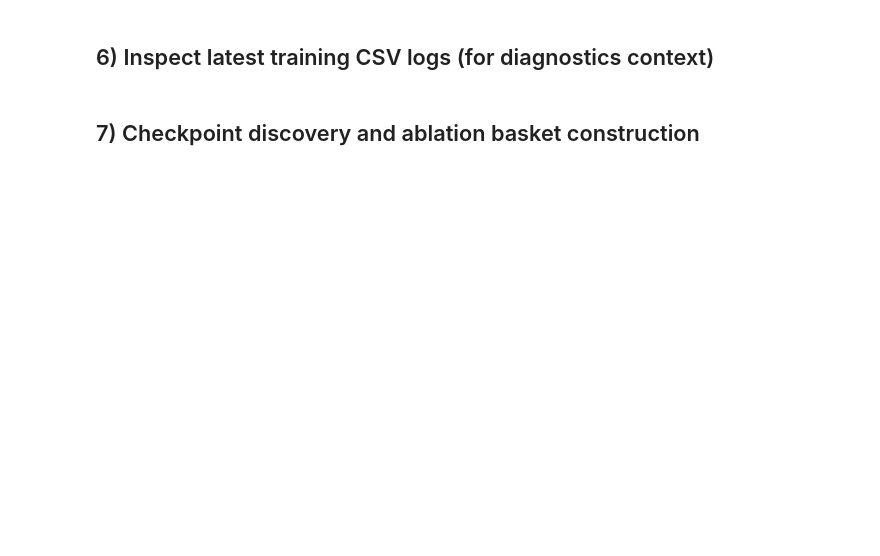
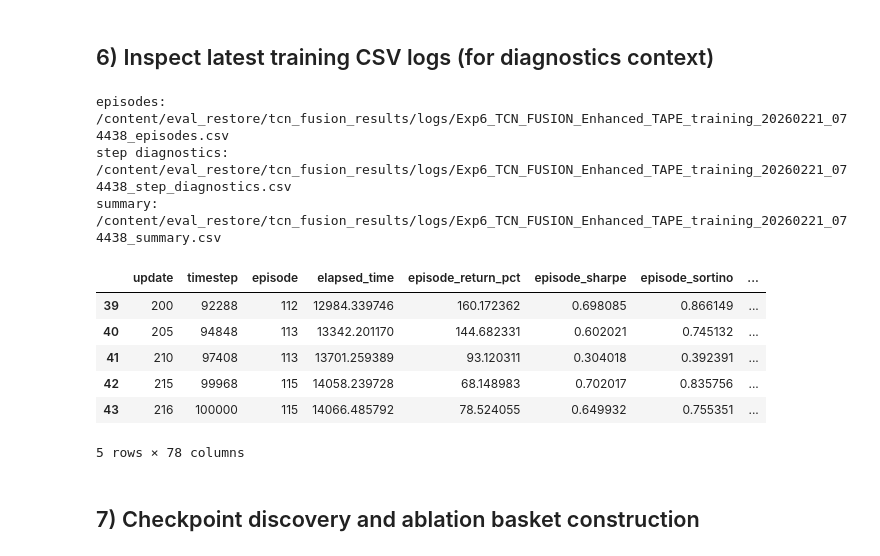
Before and after one commit to Dave-DKings/tape_tcn_project, a Jupyter notebook: tcn_evaluation_only.ipynb, the cells around one changed output. Drawn from its saved outputs; the diff is of its cells as text; code cells hidden in the pictures; blank space fills up the shorter version.

```diff
--- a/tcn_evaluation_only.ipynb
+++ b/tcn_evaluation_only.ipynb
@@ -68,13 +127,13 @@ from src.notebook_helpers.tcn_phase1 import (
 Adjust once here.
 # %%
 EVAL_RANDOM_SEED = 42
-EVAL_RESULTS_ROOT = Path('/content/adaptive_portfolio_rl/tcn_fusion_results')
+EVAL_RESULTS_ROOT = Path("/content/eval_restore/tcn_fusion_results")
 
 # Deterministic policy mode: 'mean' is recommended for stable ranking.
 EVAL_DETERMINISTIC_MODE = 'mean'
 
 # Stochastic robustness checks per checkpoint.
-EVAL_NUM_STOCHASTIC_RUNS = 10
+EVAL_NUM_STOCHASTIC_RUNS = 5
 EVAL_STOCHASTIC_EPISODE_LIMIT = 252
 
 # Selection for ablation basket
@@ -85,4 +144,4 @@ EVAL_INCLUDE_RARE = False
 
 # Save outputs
 EVAL_SAVE_LOGS = True
-EVAL_SAVE_ARTIFACTS = False
+EVAL_SAVE_ARTIFACTS = True
@@ -160,20 +338,34 @@ else:
 # %% [markdown]
 ## 6) Inspect latest training CSV logs (for diagnostics context)
 # %%
+if not eval_logs_dir.exists():
+    raise FileNotFoundError(f"Missing logs dir: {eval_logs_dir}")
+
 def eval_latest_csv(pattern):
     files = sorted(eval_logs_dir.glob(pattern), key=lambda p: p.stat().st_mtime, reverse=True)
     return files[0] if files else None
 
 eval_latest_episodes_csv = eval_latest_csv('*episodes*.csv')
 eval_latest_step_diag_csv = eval_latest_csv('*step_diagnostics*.csv')
 eval_latest_summary_csv = eval_latest_csv('*summary*.csv')
 
 print('episodes:', eval_latest_episodes_csv)
 print('step diagnostics:', eval_latest_step_diag_csv)
 print('summary:', eval_latest_summary_csv)
 
 if eval_latest_episodes_csv:
     eval_episodes_df = pd.read_csv(eval_latest_episodes_csv)
     display(eval_episodes_df.tail(5))
+# %% [output]
+episodes: /content/eval_restore/tcn_fusion_results/logs/Exp6_TCN_FUSION_Enhanced_TAPE_training_20260221_074438_episodes.csv
+step diagnostics: /content/eval_restore/tcn_fusion_results/logs/Exp6_TCN_FUSION_Enhanced_TAPE_training_20260221_074438_step_diagnostics.csv
+summary: /content/eval_restore/tcn_fusion_results/logs/Exp6_TCN_FUSION_Enhanced_TAPE_training_20260221_074438_summary.csv
+|  | update | timestep | episode | elapsed_time | episode_return_pct | episode_sharpe | episode_sortino | ... |
+| 39 | 200 | 92288 | 112 | 12984.339746 | 160.172362 | 0.698085 | 0.866149 | ... |
+| 40 | 205 | 94848 | 113 | 13342.201170 | 144.682331 | 0.602021 | 0.745132 | ... |
+| 41 | 210 | 97408 | 113 | 13701.259389 | 93.120311 | 0.304018 | 0.392391 | ... |
+| 42 | 215 | 99968 | 115 | 14058.239728 | 68.148983 | 0.702017 | 0.835756 | ... |
+| 43 | 216 | 100000 | 115 | 14066.485792 | 78.524055 | 0.649932 | 0.755351 | ... |
+5 rows × 78 columns
 # %% [markdown]
 ## 7) Checkpoint discovery and ablation basket construction
```
Also changed, not shown: parts of 12 cells of this notebook, 4 other files.
